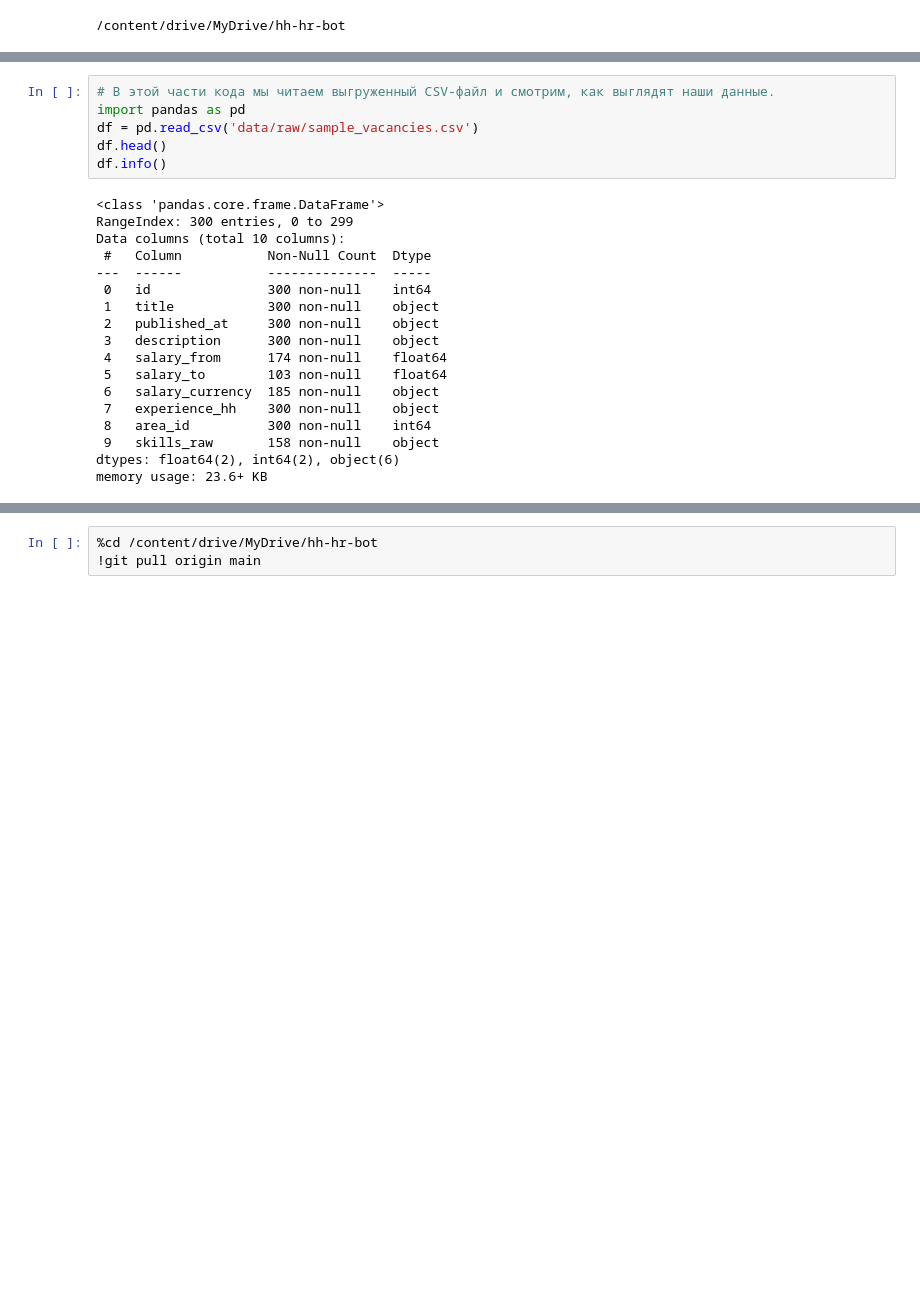
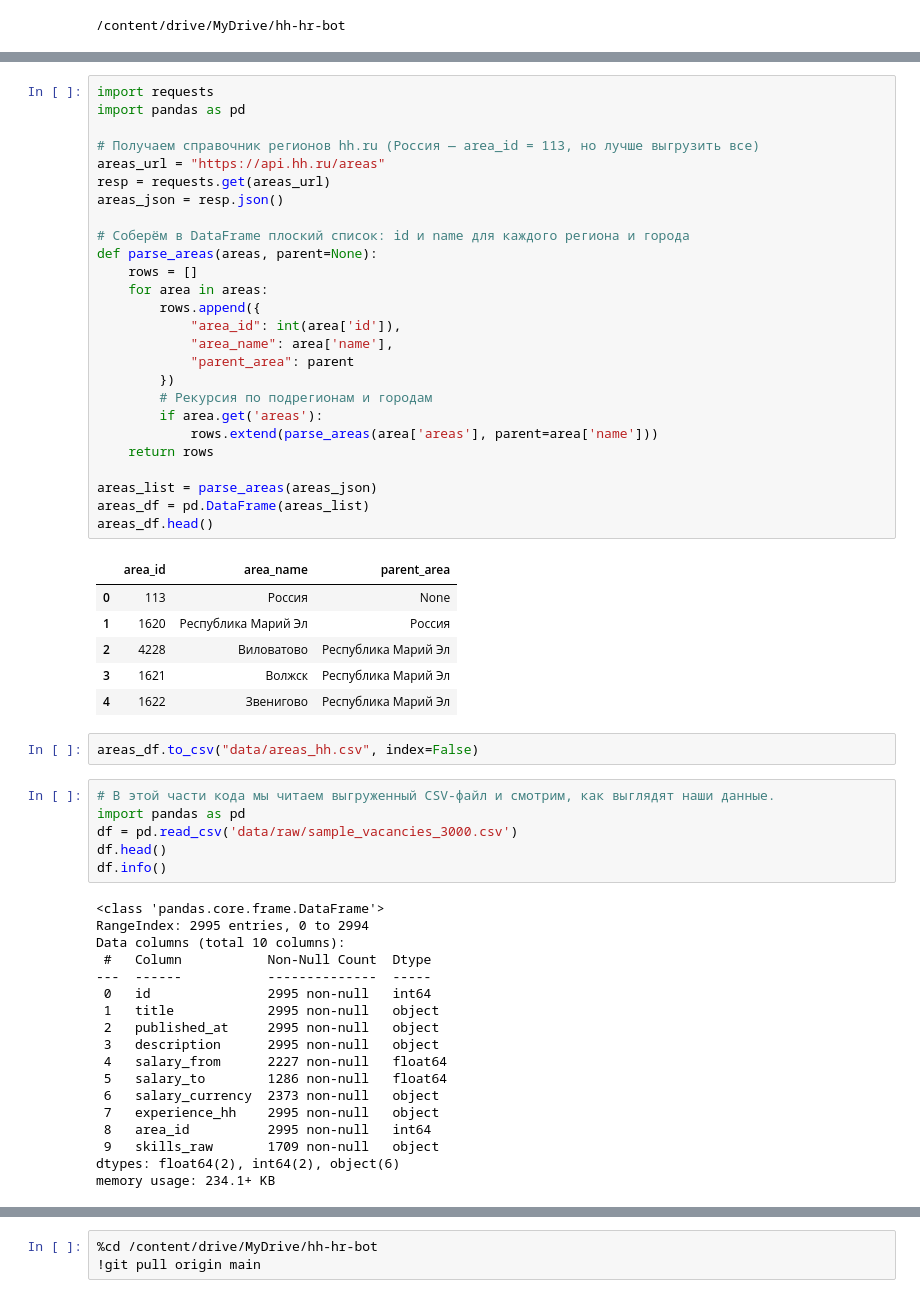
Before and after one commit to Annut04ka/hh-hr-bot, a Jupyter notebook: notebooks/01_etl_run.ipynb, the cells around one changed output, grey strips where cells are left out. Saved outputs shown, nothing was run; the diff lists cells and outputs as text; blank space fills up the shorter version.

```diff
--- a/notebooks/01_etl_run.ipynb
+++ b/notebooks/01_etl_run.ipynb
@@ -155,27 +190,62 @@ Overwriting src/etl/fetch_hh.py
+# %%
+import requests
+import pandas as pd
+
+# Получаем справочник регионов hh.ru (Россия — area_id = 113, но лучше выгрузить все)
+areas_url = "https://api.hh.ru/areas"
+resp = requests.get(areas_url)
+areas_json = resp.json()
+
+# Соберём в DataFrame плоский список: id и name для каждого региона и города
+def parse_areas(areas, parent=None):
+    rows = []
+    for area in areas:
+        rows.append({
+            "area_id": int(area['id']),
+            "area_name": area['name'],
+            "parent_area": parent
+        })
+        # Рекурсия по подрегионам и городам
+        if area.get('areas'):
+            rows.extend(parse_areas(area['areas'], parent=area['name']))
+    return rows
+
+areas_list = parse_areas(areas_json)
+areas_df = pd.DataFrame(areas_list)
+areas_df.head()
+# %% [output]
+|  | area_id | area_name | parent_area |
+| 0 | 113 | Россия | None |
+| 1 | 1620 | Республика Марий Эл | Россия |
+| 2 | 4228 | Виловатово | Республика Марий Эл |
+| 3 | 1621 | Волжск | Республика Марий Эл |
+| 4 | 1622 | Звенигово | Республика Марий Эл |
+# %%
+areas_df.to_csv("data/areas_hh.csv", index=False)
 # %%
 # В этой части кода мы читаем выгруженный CSV-файл и смотрим, как выглядят наши данные.
 import pandas as pd
-df = pd.read_csv('data/raw/sample_vacancies.csv')
+df = pd.read_csv('data/raw/sample_vacancies_3000.csv')
 df.head()
 df.info()
 # %% [output]
 <class 'pandas.core.frame.DataFrame'>
-RangeIndex: 300 entries, 0 to 299
+RangeIndex: 2995 entries, 0 to 2994
 Data columns (total 10 columns):
  #   Column           Non-Null Count  Dtype
 ---  ------           --------------  -----
- 0   id               300 non-null    int64
- 1   title            300 non-null    object
- 2   published_at     300 non-null    object
- 3   description      300 non-null    object
- 4   salary_from      174 non-null    float64
- 5   salary_to        103 non-null    float64
- 6   salary_currency  185 non-null    object
- 7   experience_hh    300 non-null    object
- 8   area_id          300 non-null    int64
- 9   skills_raw       158 non-null    object
+ 0   id               2995 non-null   int64
+ 1   title            2995 non-null   object
+ 2   published_at     2995 non-null   object
+ 3   description      2995 non-null   object
+ 4   salary_from      2227 non-null   float64
+ 5   salary_to        1286 non-null   float64
+ 6   salary_currency  2373 non-null   object
+ 7   experience_hh    2995 non-null   object
+ 8   area_id          2995 non-null   int64
+ 9   skills_raw       1709 non-null   object
 dtypes: float64(2), int64(2), object(6)
-memory usage: 23.6+ KB
+memory usage: 234.1+ KB
 # %%
 # В этой части кода мы создаём таблицу навыков и связь между вакансиями и навыками.
 import duckdb
```
Also changed, not shown: parts of 5 cells of this notebook, 3 other files.
